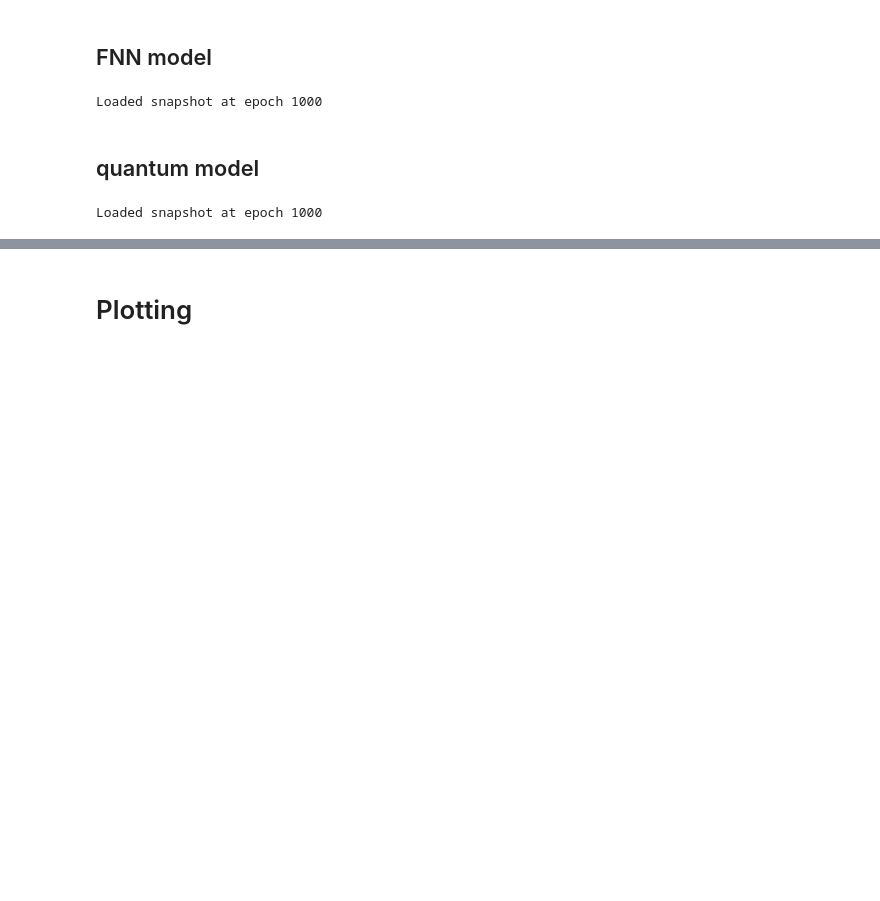
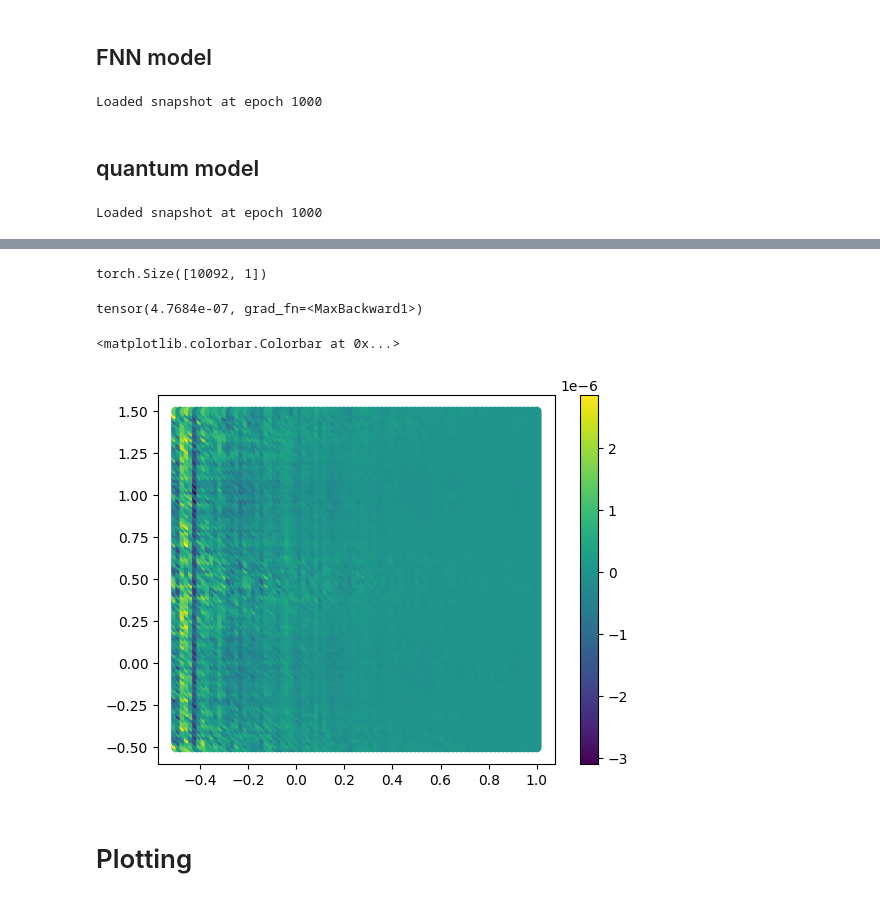
Before and after one commit to sedykh-ag/kovasznay_quantum, a Jupyter notebook: distr/testing.ipynb, the cells around one changed output, grey strips where cells are left out. Saved outputs shown, nothing was run; the diff lists cells and outputs as text; code cells hidden in the pictures; blank space fills up the shorter version.

```diff
--- a/distr/testing.ipynb
+++ b/distr/testing.ipynb
@@ -92,0 +121,6 @@ Estimated Total Size (MB): 0.01
+# %%
+num_points = 10000
+x = model_q.data.domain.uniform_points(num_points)
+x.requires_grad_()
+
+y_exact = torch.hstack([u_func(x), v_func(x), p_func(x)])
@@ -93,2 +129,18 @@ Estimated Total Size (MB): 0.01
+# %%
+momentum_x, momentum_y, continuity = pde(x, y_exact)
+# %%
+momentum_x.shape
+# %% [output]
+torch.Size([10092, 1])
+# %%
+momentum_y.abs().max()
+# %% [output]
+tensor(4.7684e-07, grad_fn=<MaxBackward1>)
+# %%
+plt.scatter(x[:, 0].detach(), x[:, 1].detach(), c=momentum_x.detach())
+plt.colorbar()
+# %% [output]
+<matplotlib.colorbar.Colorbar at 0x...>
+[figure, added]
 # %% [markdown]
 # Plotting
```
Also changed, not shown: parts of 24 cells of this notebook, 5 other files.
